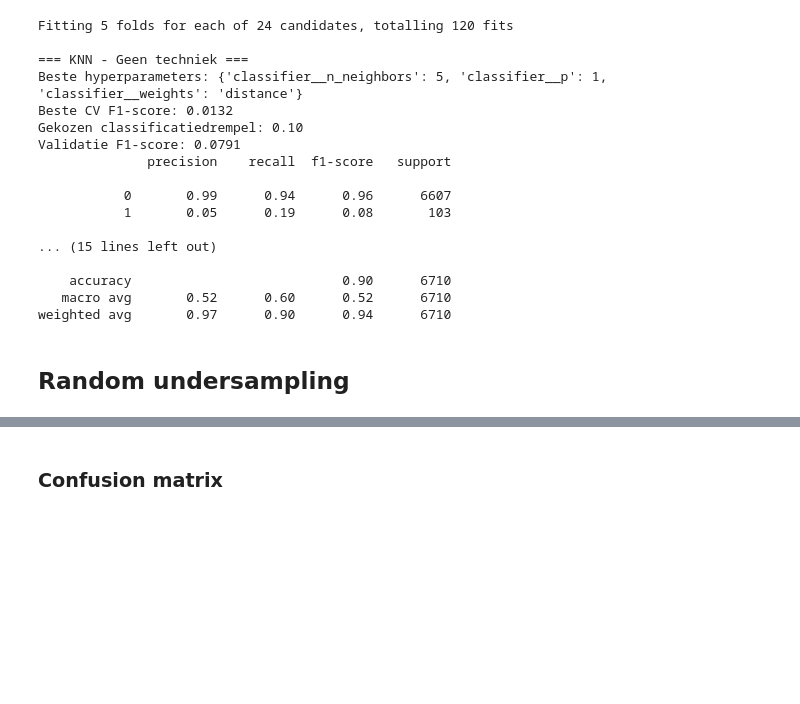
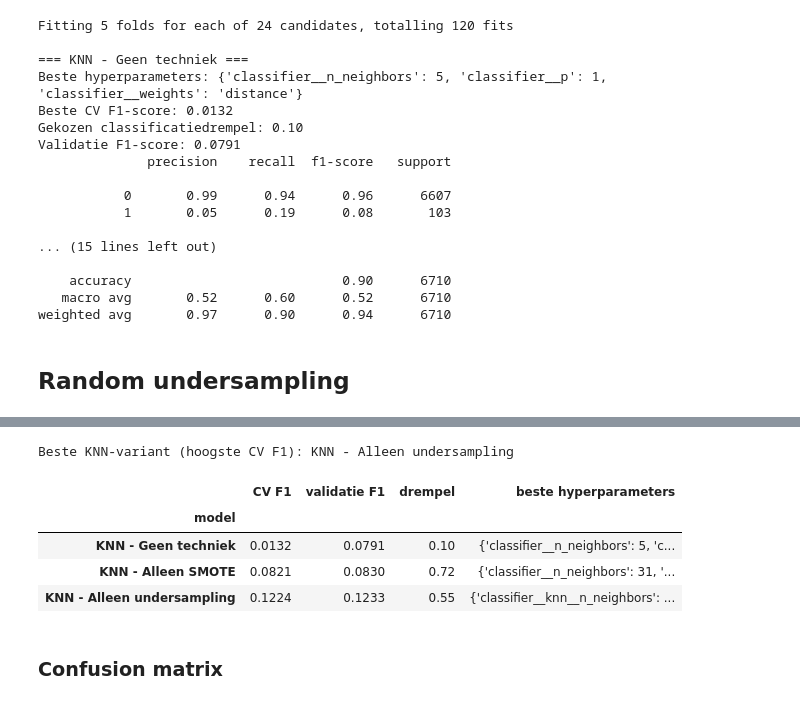
Before and after one commit to Artheriax/Machine-learning-3, a Jupyter notebook: Persoon A/Portfolio-opdracht-1.ipynb, the cells around one changed output, grey strips where cells are left out. Drawn from its saved outputs; the diff is of its cells as text; code cells hidden in the pictures; blank space fills up the shorter version.

Commit message:
def resultaten tabel

```diff
--- a/Persoon A/Portfolio-opdracht-1.ipynb
+++ b/Persoon A/Portfolio-opdracht-1.ipynb
@@ -801,2 +817,31 @@ knn_under['imbalance_techniek'] = 'Alleen undersampling'
+# %%
+def resultaten_tabel(resultaten: list) -> pd.DataFrame:
+    """Zet een lijst met resultaten van train_en_evalueer om in een tabel."""
+    return pd.DataFrame([{
+        'model': r['naam'],
+        'CV F1': r['cv_f1'],
+        'validatie F1': r['val_f1'],
+        'drempel': r['threshold'],
+        'beste hyperparameters': r['beste_params'],
+    } for r in resultaten]).set_index('model') #voor elk resultaat een rij en Zet 'model' als index van de tabel
+
+#de resultaten van alle drie de KNN-varianten in één lijst
+knn_alle_resultaten = [knn_geen, knn_smote, knn_under]
+#de variant met de hoogste CV F1-score
+knn_beste = max(knn_alle_resultaten, key=lambda r: r['cv_f1'])
+#alle resultaten van de KNN-varianten opslaan in de dictionary van de beste variant
+knn_beste['alle_techniek_resultaten'] = knn_alle_resultaten
+
+print(f"Beste KNN-variant (hoogste CV F1): {knn_beste['naam']}")
+# de resultaten van alle KNN-varianten in een overzichtelijke tabel, met volledige kolombreedte
+with pd.option_context('display.max_colwidth', None):
+    display(resultaten_tabel(knn_alle_resultaten).round(4))
+# %% [output]
+Beste KNN-variant (hoogste CV F1): KNN - Alleen undersampling
+|  | CV F1 | validatie F1 | drempel | beste hyperparameters |
+| model |  |  |  |  |
+| KNN - Geen techniek | 0.0132 | 0.0791 | 0.10 | {'classifier__n_neighbors': 5, 'c... |
+| KNN - Alleen SMOTE | 0.0821 | 0.0830 | 0.72 | {'classifier__n_neighbors': 31, '... |
+| KNN - Alleen undersampling | 0.1224 | 0.1233 | 0.55 | {'classifier__knn__n_neighbors': ... |
 # %% [markdown]
 ### Confusion matrix
```
Also changed, not shown: parts of 3 cells of this notebook.
